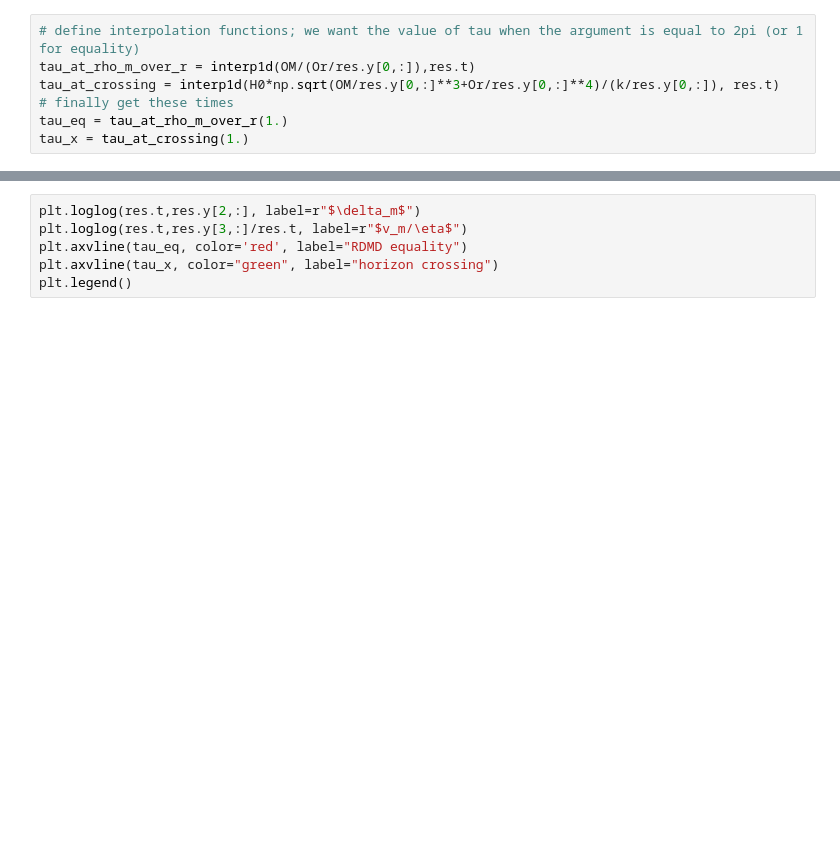
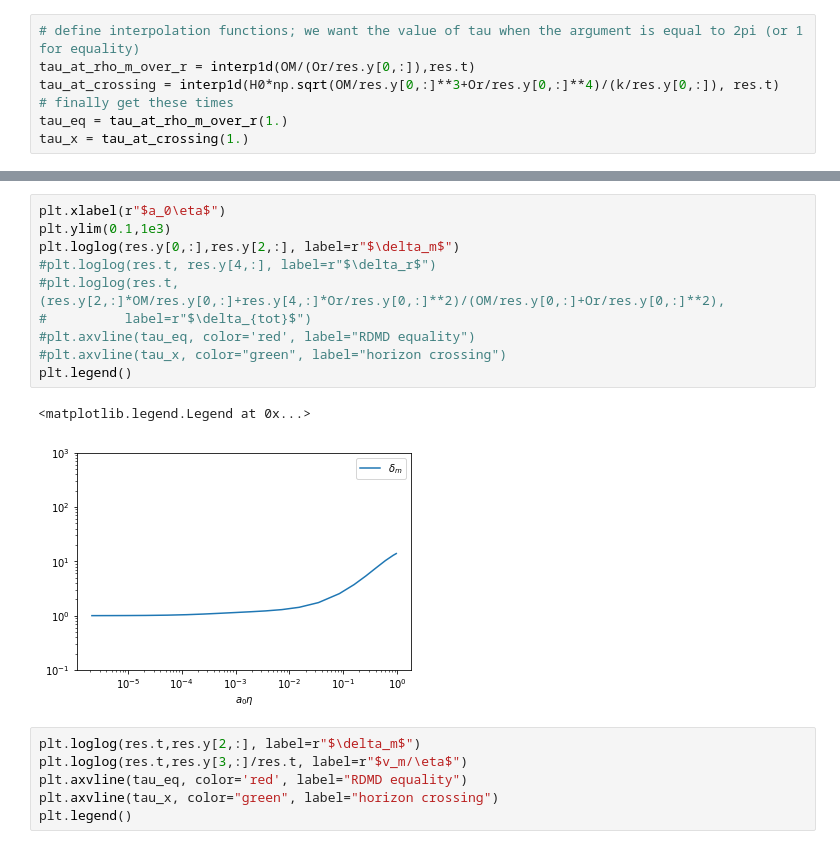
Before and after one commit to fedxa/PHYS40772, a Jupyter notebook: TwoComponent.ipynb, the cells around one changed output, grey strips where cells are left out. Saved outputs shown, nothing was run; the diff lists cells and outputs as text; blank space fills up the shorter version.

```diff
--- a/TwoComponent.ipynb
+++ b/TwoComponent.ipynb
@@ -97,3 +103,16 @@ plt.legend()
+# %%
+plt.xlabel(r"$a_0\eta$")
+plt.ylim(0.1,1e3)
+plt.loglog(res.y[0,:],res.y[2,:], label=r"$\delta_m$")
+#plt.loglog(res.t, res.y[4,:], label=r"$\delta_r$")
+#plt.loglog(res.t, (res.y[2,:]*OM/res.y[0,:]+res.y[4,:]*Or/res.y[0,:]**2)/(OM/res.y[0,:]+Or/res.y[0,:]**2),
+#          label=r"$\delta_{tot}$")
+#plt.axvline(tau_eq, color='red', label="RDMD equality")
+#plt.axvline(tau_x, color="green", label="horizon crossing")
+plt.legend()
+# %% [output]
+<matplotlib.legend.Legend at 0x...>
+[figure, added]
 # %%
 plt.loglog(res.t,res.y[2,:], label=r"$\delta_m$")
 plt.loglog(res.t,res.y[3,:]/res.t, label=r"$v_m/\eta$")
```
Also changed, not shown: parts of 4 cells of this notebook, 1 other file.
